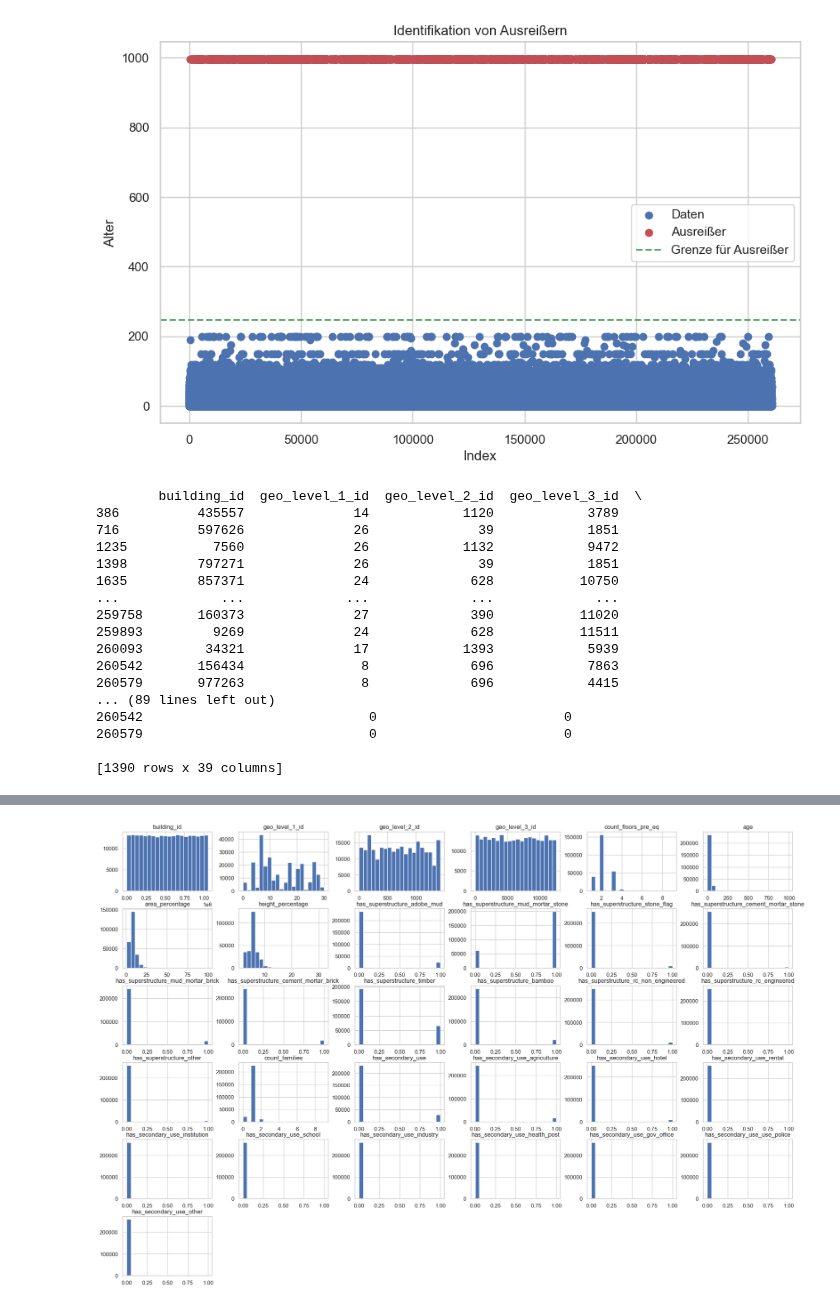
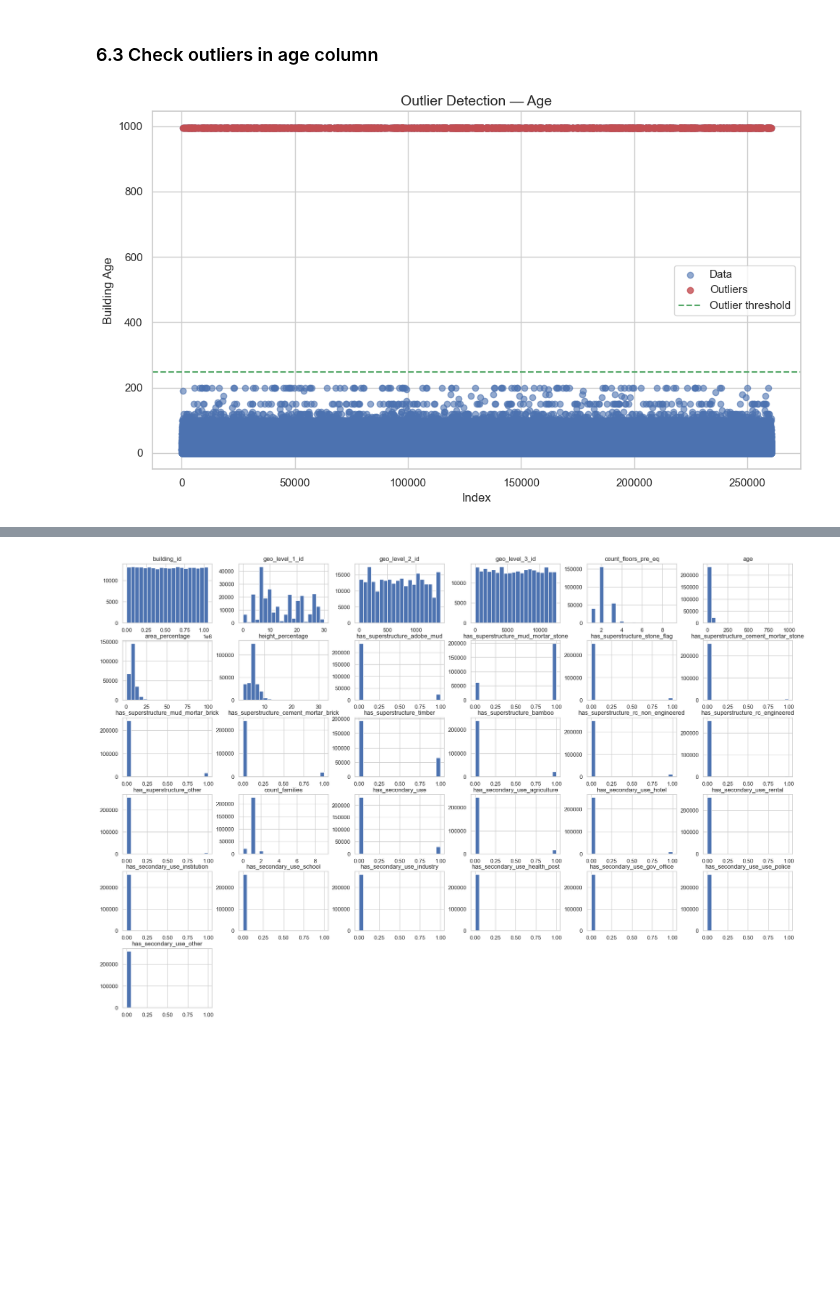
Before and after one commit to joscha-hillienhoff/earthquake-damage-ml, a Jupyter notebook: notebooks/data_understanding.ipynb, the cells around one changed output, grey strips where cells are left out. Saved outputs shown, nothing was run; the diff lists cells and outputs as text; code cells hidden in the pictures; blank space fills up the shorter version.

```diff
--- a/notebooks/data_understanding.ipynb
+++ b/notebooks/data_understanding.ipynb
@@ -208,49 +254,30 @@ plt.show
-# %%
-# Berechnung von Durchschnitt und Standardabweichung
-mean_value = df_comp_train['age'].mean()
-std_dev = df_comp_train['age'].std()
-
-# Festlegen einer Grenze für Ausreißer (z.B., 3-fache Standardabweichung)
-outlier_limit = mean_value + 3 * std_dev
-
-# Identifizieren von Ausreißern
-outliers = df_comp_train[df_comp_train['age'] > outlier_limit]
-
-# Visualisierung der Daten mit Ausreißern
-plt.figure(figsize=(10, 6))
-plt.scatter(df_comp_train.index, df_comp_train['age'], label='Daten')
-plt.scatter(outliers.index, outliers['age'], color='r', label='Ausreißer')
-plt.axhline(y=outlier_limit, color='g', linestyle='--', label='Grenze für Ausreißer')
-plt.legend()
-plt.title('Identifikation von Ausreißern')
-plt.xlabel('Index')
-plt.ylabel('Alter')
-plt.show()
-# %% [output]
-[figure, removed]
-# %%
-schwellenwert = 995
-
-# Bedingte Indexierung
-ausgewaehlte_zeilen = df_comp_train[df_comp_train['age'] >= schwellenwert]
-
-# Ausgabe der ausgewählten Zeilen
-print(ausgewaehlte_zeilen)
-# %% [output]
-        building_id  geo_level_1_id  geo_level_2_id  geo_level_3_id  \
-386          435557              14            1120            3789
-716          597626              26              39            1851
-1235           7560              26            1132            9472
-1398         797271              26              39            1851
-1635         857371              24             628           10750
-...             ...             ...             ...             ...
-259758       160373              27             390           11020
-259893         9269              24             628           11511
-260093        34321              17            1393            5939
-260542       156434               8             696            7863
-260579       977263               8             696            4415
-... (89 lines left out)
-260542                             0                        0
-260579                             0                        0
-
-[1390 rows x 39 columns]
+# %% [markdown]
+### 6.3 Check outliers in age column
+# %%
+# Calculate mean and standard deviation
+mean_age = df_comp_train["age"].mean()
+std_age = df_comp_train["age"].std()
+
+# Define outlier threshold (e.g., mean + 3*std)
+outlier_threshold = mean_age + 3 * std_age
+
+# Identify outliers
+outliers = df_comp_train[df_comp_train["age"] > outlier_threshold]
+
+# Plot the data with outliers highlighted
+plt.figure(figsize=(10, 6))
+plt.scatter(df_comp_train.index, df_comp_train["age"], label="Data", alpha=0.6)
+plt.scatter(outliers.index, outliers["age"], color="r", label="Outliers", alpha=0.8)
+plt.axhline(y=outlier_threshold, color="g", linestyle="--", label="Outlier threshold")
+plt.title("Outlier Detection — Age", fontsize=14)
+plt.xlabel("Index")
+plt.ylabel("Building Age")
+plt.legend()
+plt.tight_layout()
+
+# Save figure
+fig_path = FIG_DIR / "outlier_age.png"
+plt.savefig(fig_path, dpi=300)
+plt.show()
+# %% [output]
+[figure, added]
```
Also changed, not shown: parts of 49 cells of this notebook, 1 other file.
